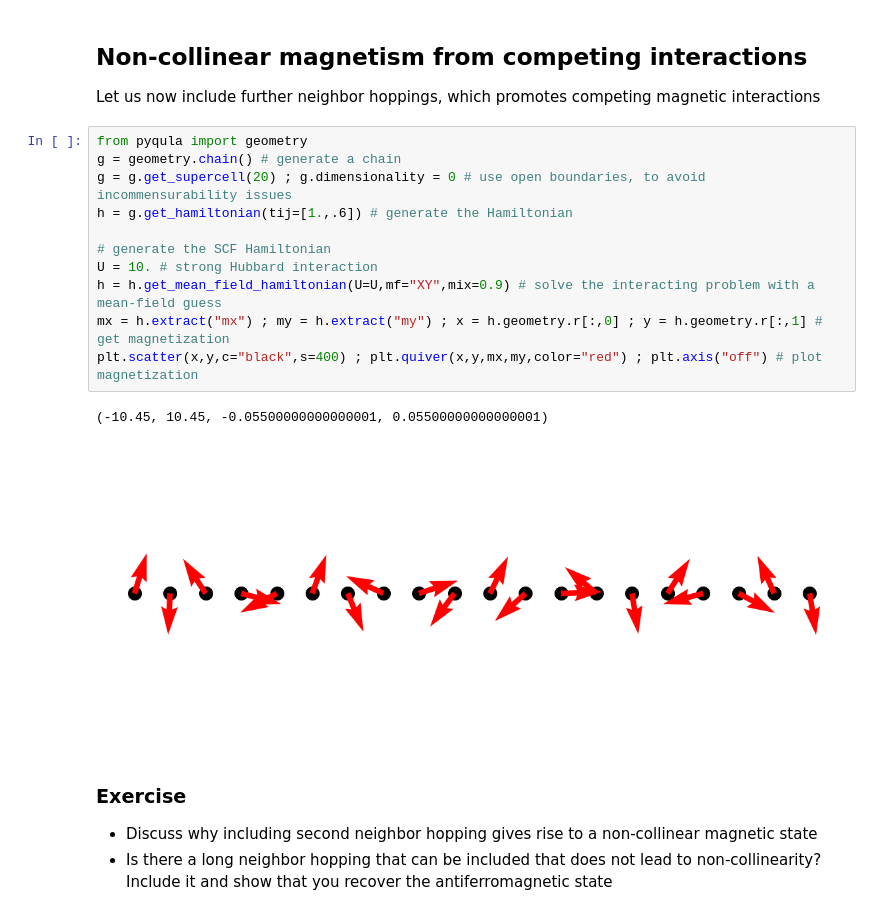
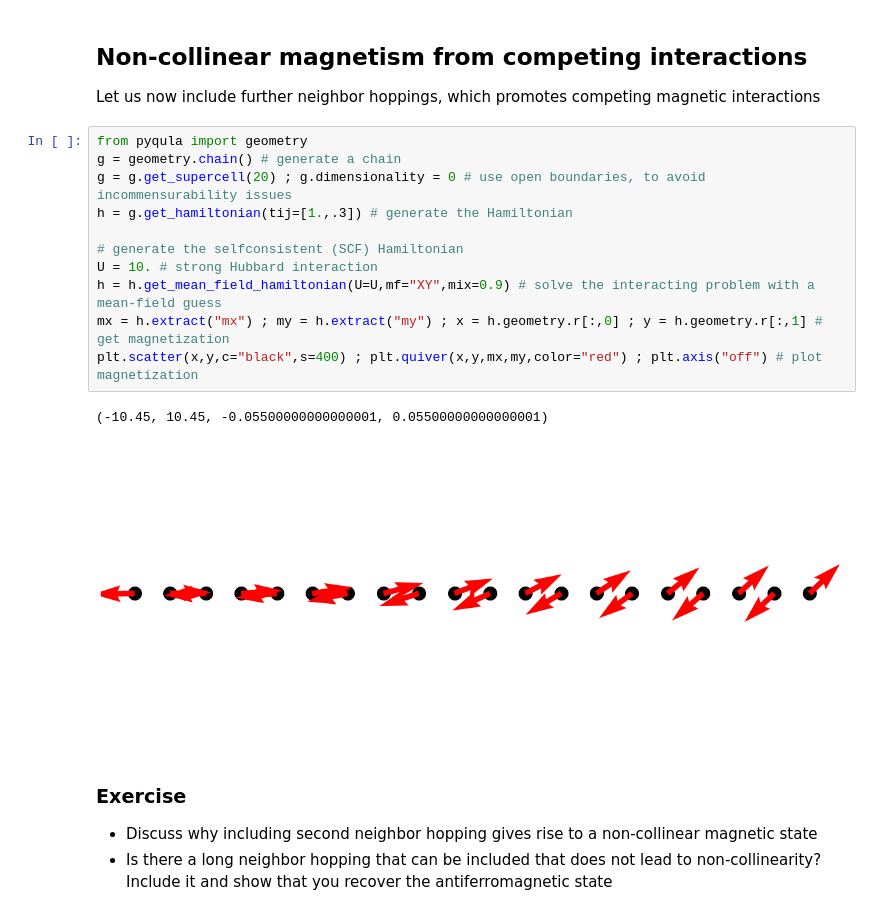
Before and after one commit to joselado/jyvaskyla_summer_school_2022, a Jupyter notebook: sessions/session3.ipynb, the cells around one changed output. Drawn from its saved outputs; the diff is of its cells as text.

```diff
--- a/sessions/session3.ipynb
+++ b/sessions/session3.ipynb
@@ -180,17 +181,17 @@ Let us now include further neighbor hoppings, which promotes competing magnetic
 # %%
 from pyqula import geometry
 g = geometry.chain() # generate a chain
 g = g.get_supercell(20) ; g.dimensionality = 0 # use open boundaries, to avoid incommensurability issues
-h = g.get_hamiltonian(tij=[1.,.6]) # generate the Hamiltonian
+h = g.get_hamiltonian(tij=[1.,.3]) # generate the Hamiltonian
 
-# generate the SCF Hamiltonian
+# generate the selfconsistent (SCF) Hamiltonian
 U = 10. # strong Hubbard interaction
 h = h.get_mean_field_hamiltonian(U=U,mf="XY",mix=0.9) # solve the interacting problem with a mean-field guess
 mx = h.extract("mx") ; my = h.extract("my") ; x = h.geometry.r[:,0] ; y = h.geometry.r[:,1] # get magnetization
 plt.scatter(x,y,c="black",s=400) ; plt.quiver(x,y,mx,my,color="red") ; plt.axis("off") # plot magnetization
 # %% [output]
 (-10.45, 10.45, -0.05500000000000001, 0.05500000000000001)
-[figure, old version]
+[figure, new version]
 # %% [markdown]
 ### Exercise
 - Discuss why including second neighbor hopping gives rise to a non-collinear magnetic state
```
Also changed, not shown: parts of 2 cells of this notebook, 4 other files.
